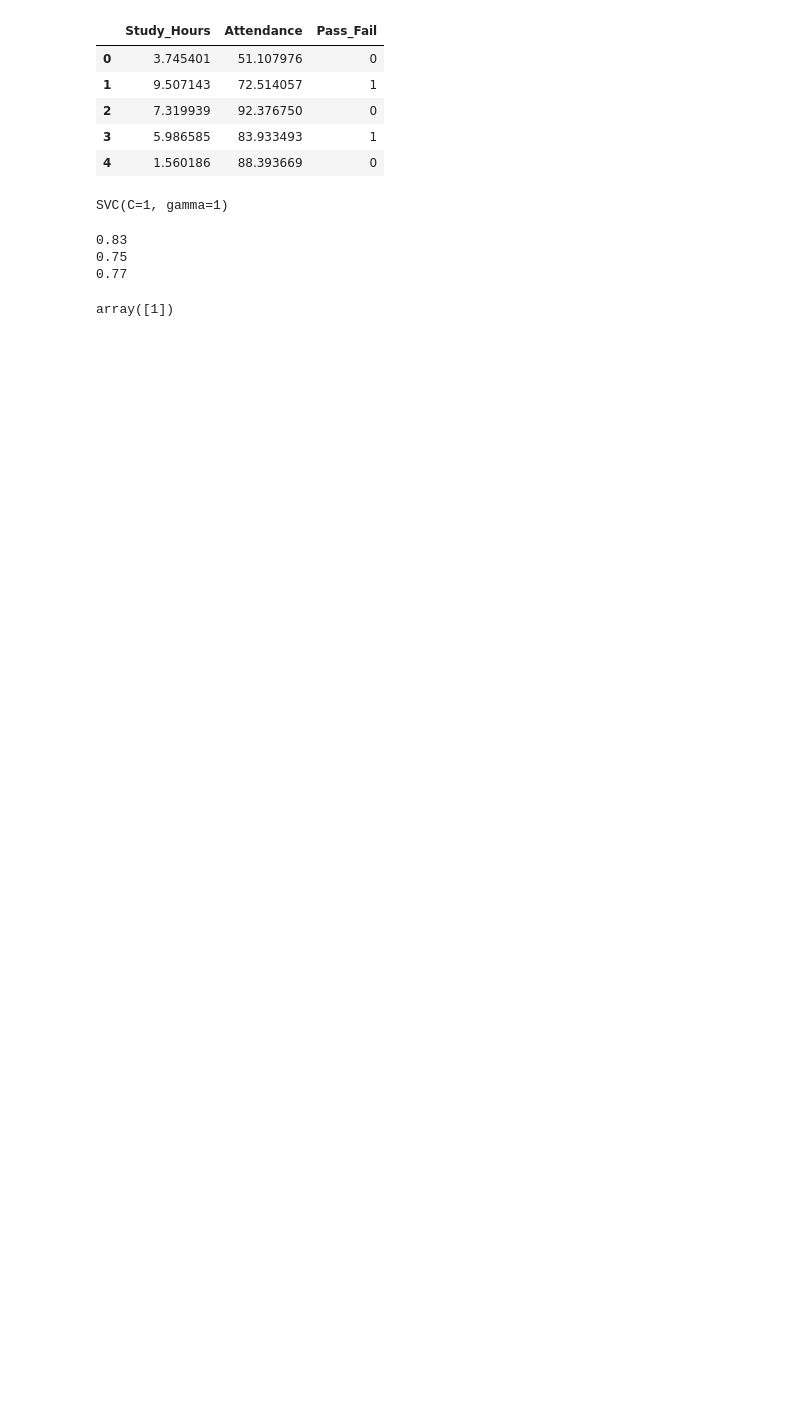
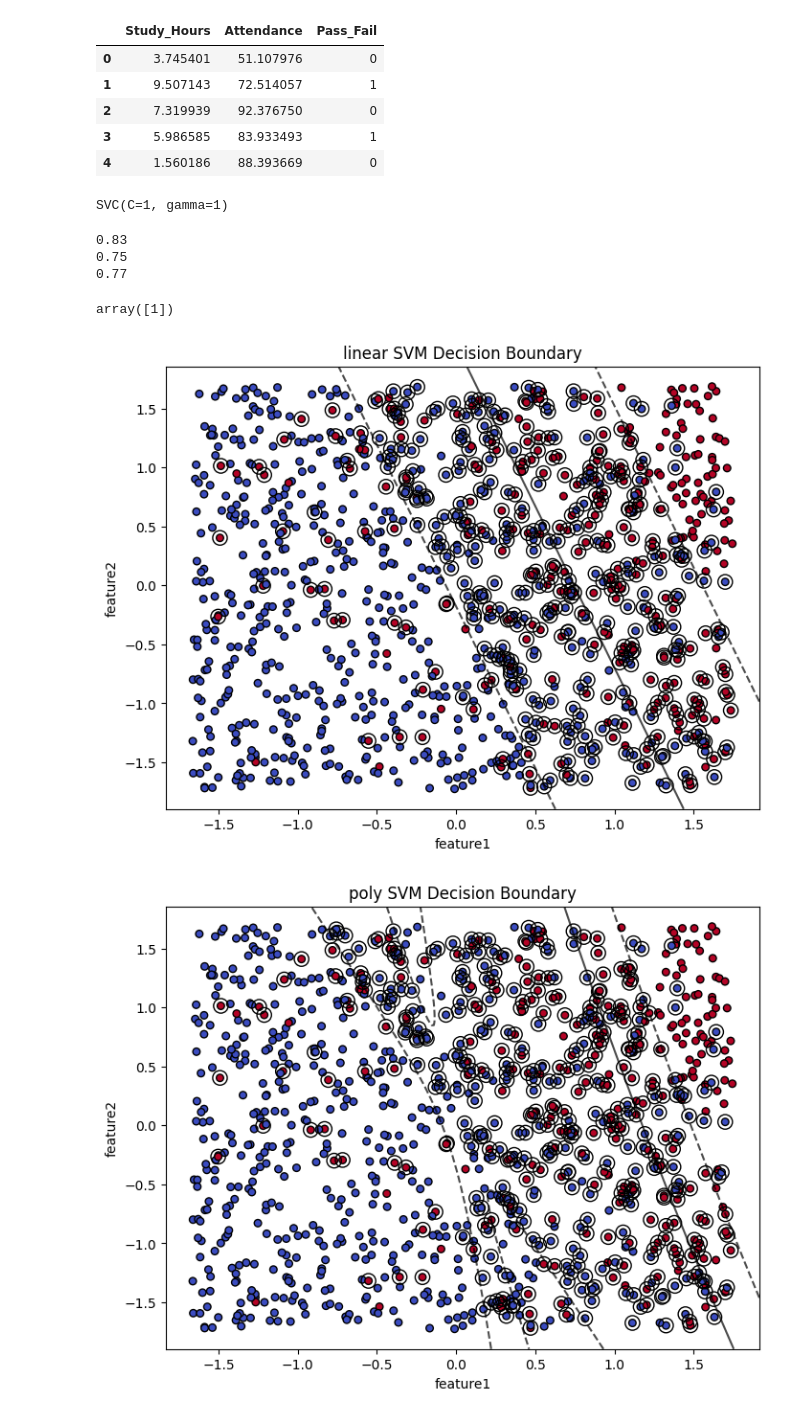
Before and after one commit to RDC28/ds-notes, a Jupyter notebook: ML/Supervised Learning/Classification Models/SVM/ssvm1.ipynb, the cells around one changed output. Cells and saved outputs as stored; diff of their text form; code cells hidden in the pictures; blank space fills up the shorter version.

```diff
--- a/ML/Supervised Learning/Classification Models/SVM/ssvm1.ipynb
+++ b/ML/Supervised Learning/Classification Models/SVM/ssvm1.ipynb
@@ -5,7 +5,7 @@ import numpy as numpy
 import pandas as pd
 from sklearn.preprocessing import LabelEncoder, StandardScaler, PolynomialFeatures
 # %%
-df = pd.read_csv('../../../../Datasets/ML/logistic_regression_1000.csv')
+df = pd.read_csv('../../../../Datasets/ML/student_result.csv')
 # %%
 df.head()
 # %% [output]
@@ -52,0 +68,45 @@ array([1])
+# %%
+import matplotlib.pyplot as plt
+import numpy as np
+
+def plot_decision_boundary(model, X, y, title):
+    plt.figure(figsize=(8, 6))
+
+    # Scatter points
+    plt.scatter(X[:, 0], X[:, 1], c=y, cmap="coolwarm", s=30, edgecolors="k")
+
+    ax = plt.gca()
+    xlim = ax.get_xlim()
+    ylim = ax.get_ylim()
+
+    # create grid
+    xx = np.linspace(xlim[0], xlim[1], 300)
+    yy = np.linspace(ylim[0], ylim[1], 300)
+    YY, XX = np.meshgrid(yy, xx)
+    xy = np.vstack([XX.ravel(), YY.ravel()]).T
+
+    # decision function
+    Z = model.decision_function(xy).reshape(XX.shape)
+
+    # plot decision boundary
+    ax.contour(XX, YY, Z,
+                colors='k',
+                levels=[-1, 0, 1],
+                alpha=0.7,
+                linestyles=['--', '-', '--'])
+
+    # plot support vectors
+    ax.scatter(model.support_vectors_[:, 0],
+               model.support_vectors_[:, 1],
+               s=120, linewidth=1, facecolors='none', edgecolors='k')
+
+    plt.title(title)
+    plt.xlabel('feature1')
+    plt.ylabel('feature2')
+    plt.show()
+# %%
+for name, m in model.items():
+    plot_decision_boundary(m, X, y, f"{name} SVM Decision Boundary")
+# %% [output]
+[figure, added]
+[figure, added]
```
Also changed, not shown: parts of 3 cells of this notebook, 12 other files.
